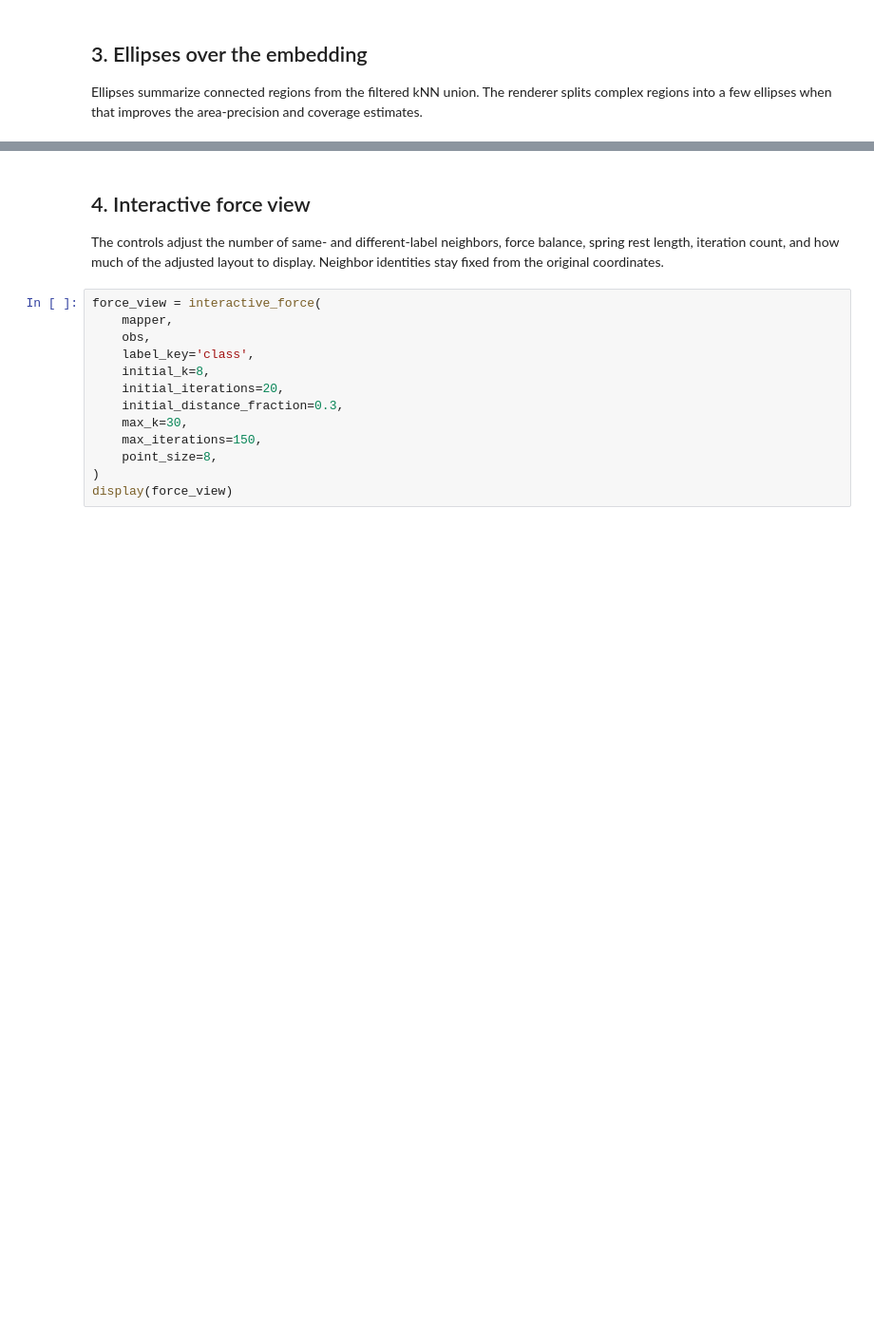
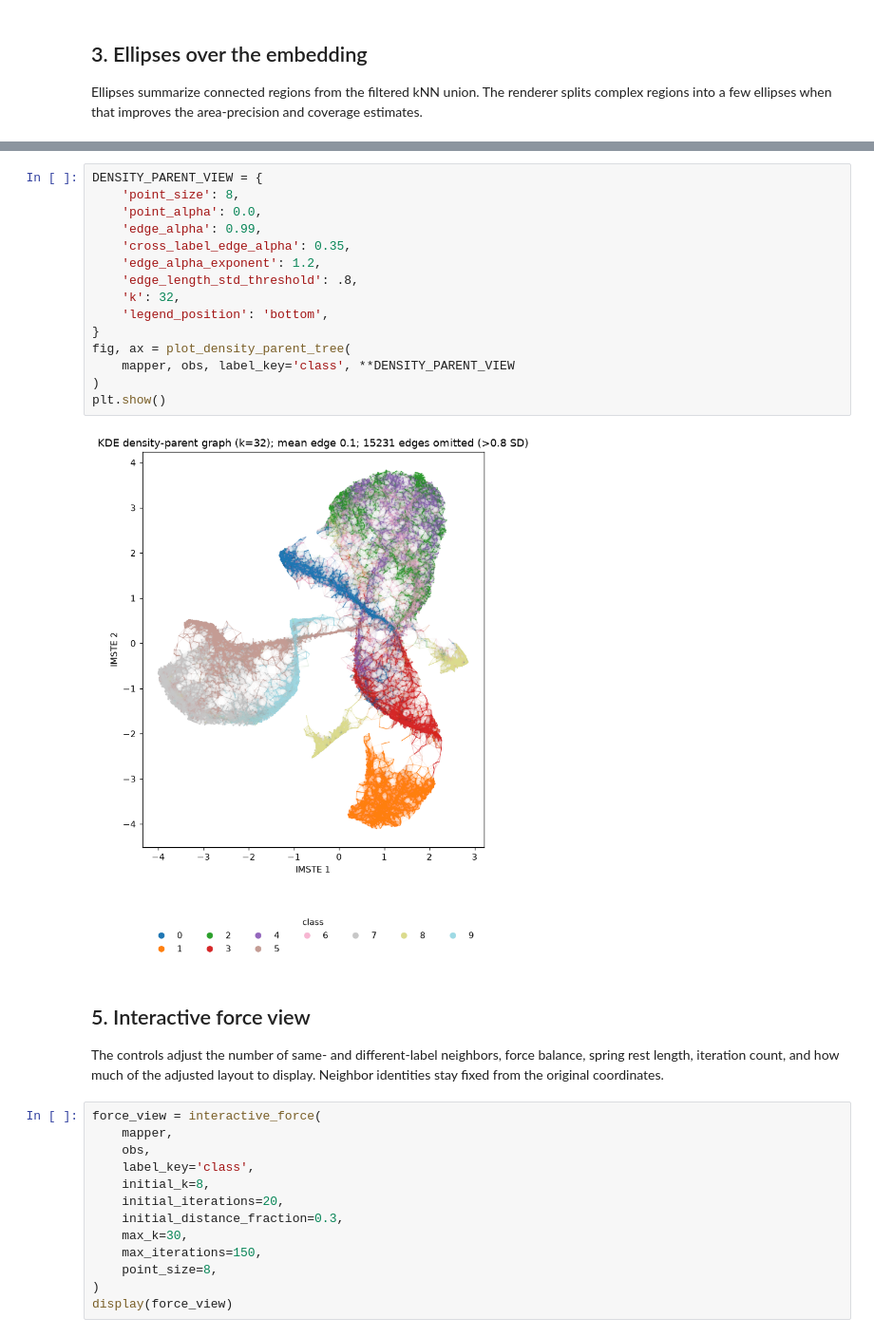
Before and after one commit to fabriziocosta/IteratedMinimumSpanningTree, a Jupyter notebook: notebooks/visualization_gallery.ipynb, the cells around one changed output, grey strips where cells are left out. Shown at 95% size. Cells and saved outputs as stored; diff of their text form; blank space fills up the shorter version.

```diff
--- a/notebooks/visualization_gallery.ipynb
+++ b/notebooks/visualization_gallery.ipynb
@@ -160,5 +164,22 @@ plt.show()
+# %%
+DENSITY_PARENT_VIEW = {
+    'point_size': 8,
+    'point_alpha': 0.0,
+    'edge_alpha': 0.99,
+    'cross_label_edge_alpha': 0.35,
+    'edge_alpha_exponent': 1.2,
+    'edge_length_std_threshold': .8,
+    'k': 32,
+    'legend_position': 'bottom',
+}
+fig, ax = plot_density_parent_tree(
+    mapper, obs, label_key='class', **DENSITY_PARENT_VIEW
+)
+plt.show()
+# %% [output]
+[figure, added]
 # %% [markdown]
-## 4. Interactive force view
+## 5. Interactive force view
 
 The controls adjust the number of same- and different-label neighbors, force balance, spring rest length, iteration count, and how much of the adjusted layout to display. Neighbor identities stay fixed from the original coordinates.
 # %%
```
Also changed, not shown: parts of 8 cells of this notebook, 3 other files.
